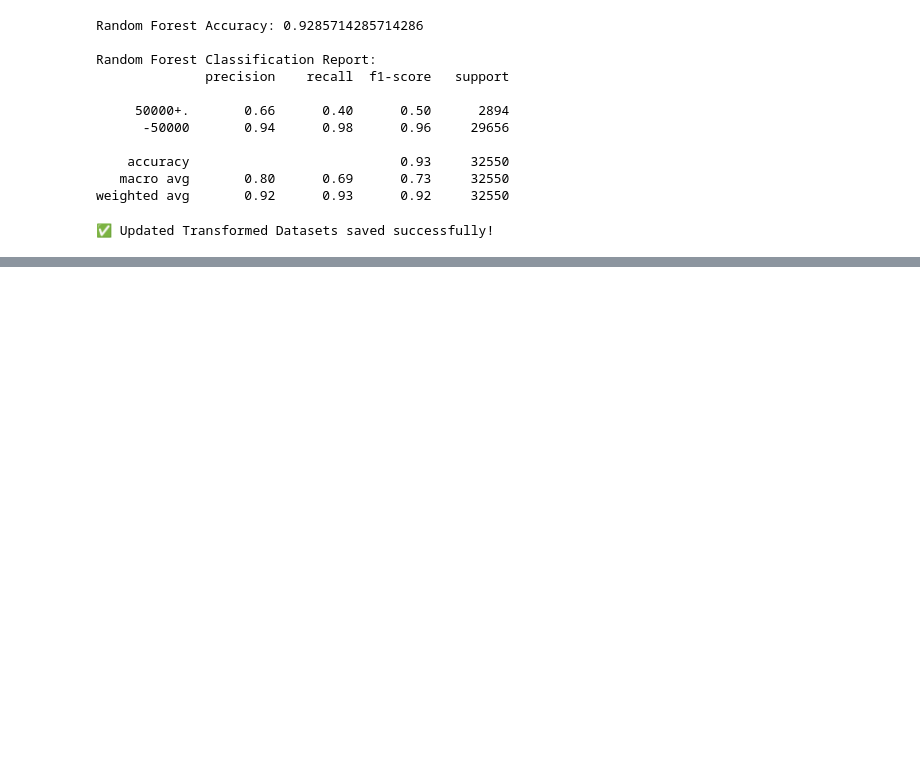
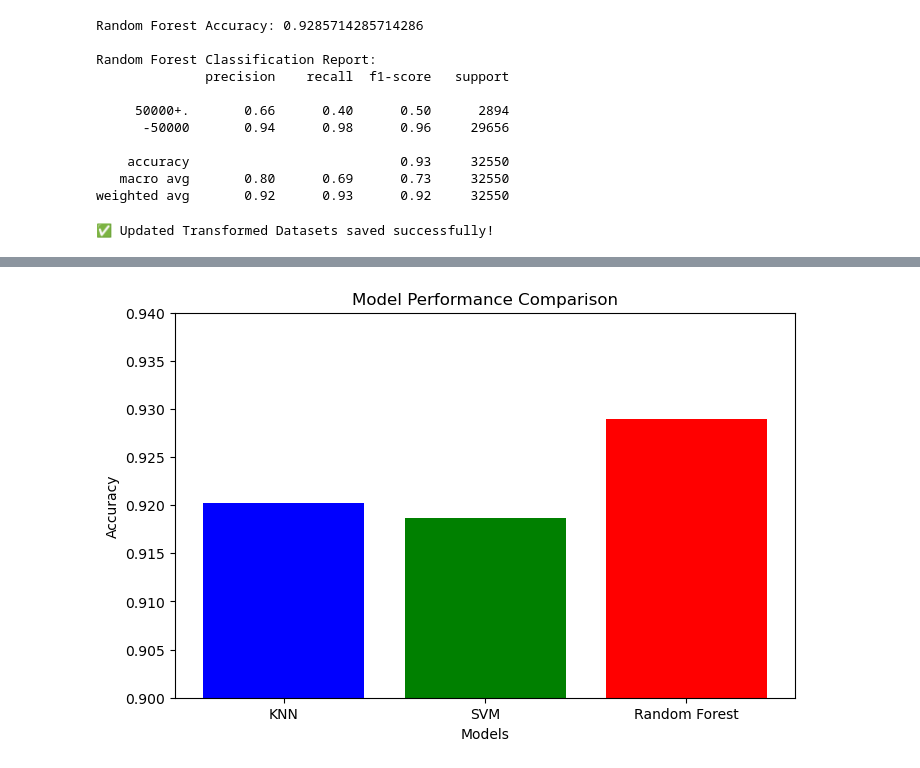
Before and after one commit to AdeelShakir90/ML_Project, a Jupyter notebook: KDD dataset.ipynb, the cells around one changed output, grey strips where cells are left out. Cells and saved outputs as stored; diff of their text form; code cells hidden in the pictures; blank space fills up the shorter version.

```diff
--- a/KDD dataset.ipynb
+++ b/KDD dataset.ipynb
@@ -543,0 +1026,20 @@ print("✅ Updated Transformed Datasets saved successfully!")
+# %%
+import matplotlib.pyplot as plt
+
+# Define model names and their respective accuracies
+models = ["KNN", "SVM", "Random Forest"]
+accuracies = [0.9202, 0.9187, 0.9290]  # Replace with actual values
+
+plt.figure(figsize=(8, 5))
+plt.bar(models, accuracies, color=["blue", "green", "red"])
+
+plt.xlabel("Models")
+plt.ylabel("Accuracy")
+plt.title("Model Performance Comparison")
+plt.ylim(0.9, 0.94)  # Adjust y-axis for better visualization
+
+# Save the figure
+plt.savefig("model_comparison.png", dpi=300)
+plt.show()
+# %% [output]
+[figure, added]
```
Also changed, not shown: parts of 17 cells of this notebook.
